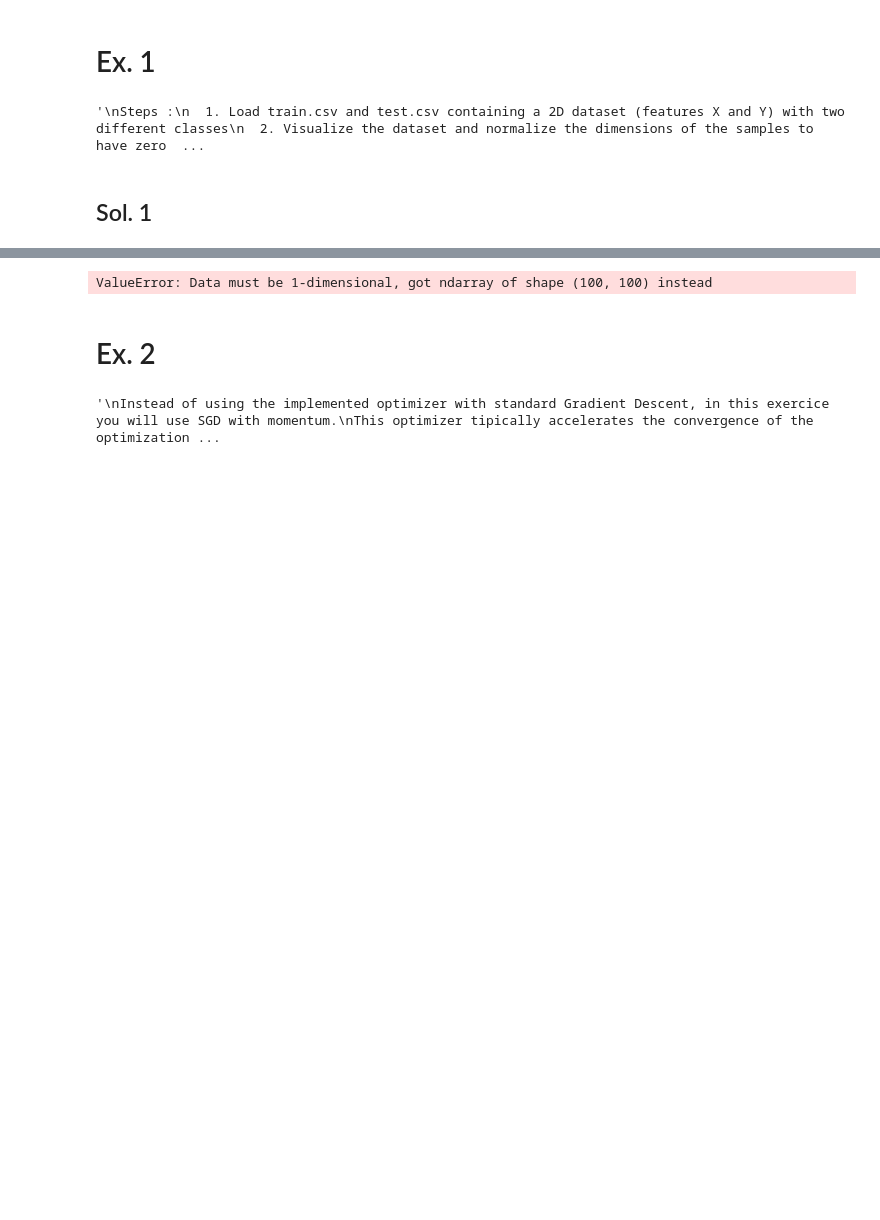
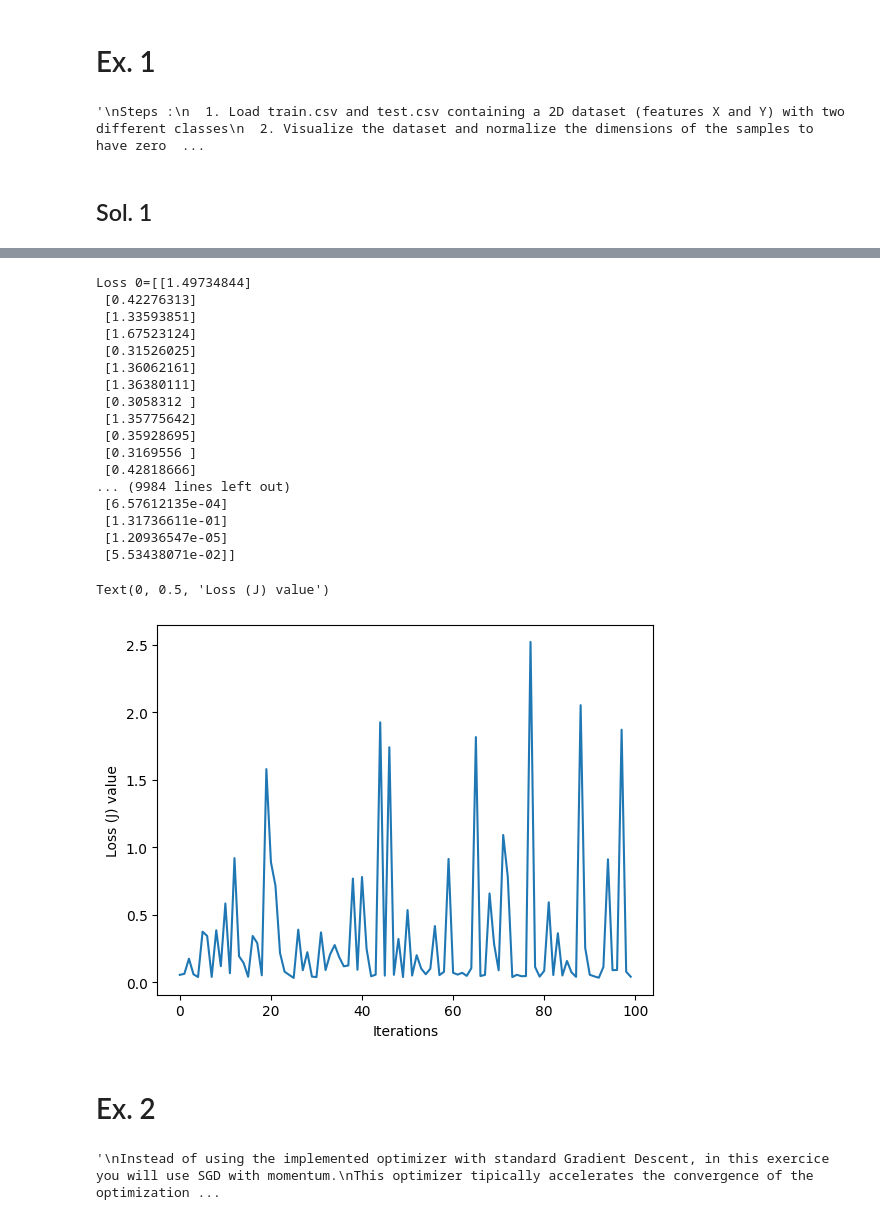
Before and after one commit to LucaFranceschi01/DL-2024, a Jupyter notebook: p1-intro/P1-Questions_Answers.ipynb, the cells around one changed output, grey strips where cells are left out. Drawn from its saved outputs; the diff is of its cells as text; code cells hidden in the pictures; blank space fills up the shorter version.

```diff
--- a/p1-intro/P1-Questions_Answers.ipynb
+++ b/p1-intro/P1-Questions_Answers.ipynb
@@ -68,15 +86,15 @@ Testing dataset:
 # %%
 #3. Implementation of the MLP Class:
 class MLP(object):
-    def __init__(self,inputNode=2,hiddenNode = 3, outputNode=1):
+    def __init__(self,inputNode=2, hiddenNode = 3, outputNode=1):
         #Define MLP hyper-parameters
         self.inputLayerSize = inputNode # number of input dimensions (x)
         self.outputLayerSize = outputNode # number of output dimensions (y)
         self.hiddenLayerSize = hiddenNode # Dimension of intermediate layer (W_2)
 
         #Weights (parameters)
-        self.W1 = np.random.randn(self.inputLayerSize,self.hiddenLayerSize)
-        self.W2 = np.random.randn(self.hiddenLayerSize,self.outputLayerSize)
+        self.W1 = np.random.randn(self.inputLayerSize, self.hiddenLayerSize)
+        self.W2 = np.random.randn(self.hiddenLayerSize, self.outputLayerSize)
 
     def forward(self, X):
         #Compute inputs from outputs
@@ -91,19 +109,18 @@ class MLP(object):
         return 1/(1+np.exp(-z))
 
     # Derivative of sigmoid and loss with respect their inputs
-    def sigmoidPrime(self,z):
+    def sigmoidPrime(self, z):
         #Gradient of sigmoid
         return np.exp(-z)/((1+np.exp(-z))**2)
 
     def loss(self, yHat, y):
-        #Compute loss for given X,y, use weights already stored in class.
-        J = 0.5*sum((y-yHat)**2)
+        #Compute loss for given X, y, use weights already stored in class.
+        J = -y * np.log(yHat) - (1-y)*np.log(1-yHat)
         return J
 
     # Derivative of parameters
-    def backward(self,X, yHat, y):
+    def backward(self, X, yHat, y):
         self.yHat = yHat
-
         delta3 = np.multiply(-(y-self.yHat), self.sigmoidPrime(self.z3))
         dJdW2 = np.dot(self.a2.T, delta3)
 
@@ -119,29 +136,47 @@ def train(NN, X, y, epoch = 10000, lr = .1):
         #Compute derivative with respect to W and W2 for a given X and y:
         yHat = NN.forward(X)
 
-        gradW1,gradW2 = NN.backward(X,yHat,y)
+        gradW1,gradW2 = NN.backward(X, yHat, y)
         #now update the weight using gradient descent
         NN.W1 -= gradW1 * lr
         NN.W2 -= gradW2 * lr
 
         if i%100 == 0 :
-            loss = NN.loss(yHat,y)
-            print('Loss {}={}'.format(i,loss))
+            loss = NN.loss(yHat, y)
+            print('Loss {}={}'.format(i, loss))
             list_loss.append(loss)
 
     return list_loss
 # %%
 # Instantiate an MLP NN
 mlp = MLP()
 
 #4. Train the MLP, visualize decision boundary in 2D, and plot loss at each iteration
-list_loss = train(mlp, train_df[["X", "Y"]], train_df.C, epoch=10000, lr=0.1)
+list_loss = train(mlp, train_df[["X", "Y"]], np.array([train_df.C]).reshape(100, 1), epoch=10000, lr=0.1)
 
-plt.plot(list_loss)
+plt.plot(list_loss[5])
 plt.xlabel('Iterations')
 plt.ylabel('Loss (J) value')
 # %% [output]
-ValueError: Data must be 1-dimensional, got ndarray of shape (100, 100) instead
+Loss 0=[[1.49734844]
+ [0.42276313]
+ [1.33593851]
+ [1.67523124]
+ [0.31526025]
+ [1.36062161]
+ [1.36380111]
+ [0.3058312 ]
+ [1.35775642]
+ [0.35928695]
+ [0.3169556 ]
+ [0.42818666]
+... (9984 lines left out)
+ [6.57612135e-04]
+ [1.31736611e-01]
+ [1.20936547e-05]
+ [5.53438071e-02]]
+Text(0, 0.5, 'Loss (J) value')
+[figure, added]
 # %% [markdown]
 # Ex. 2
 # %%
```
Also changed, not shown: parts of 2 cells of this notebook.
